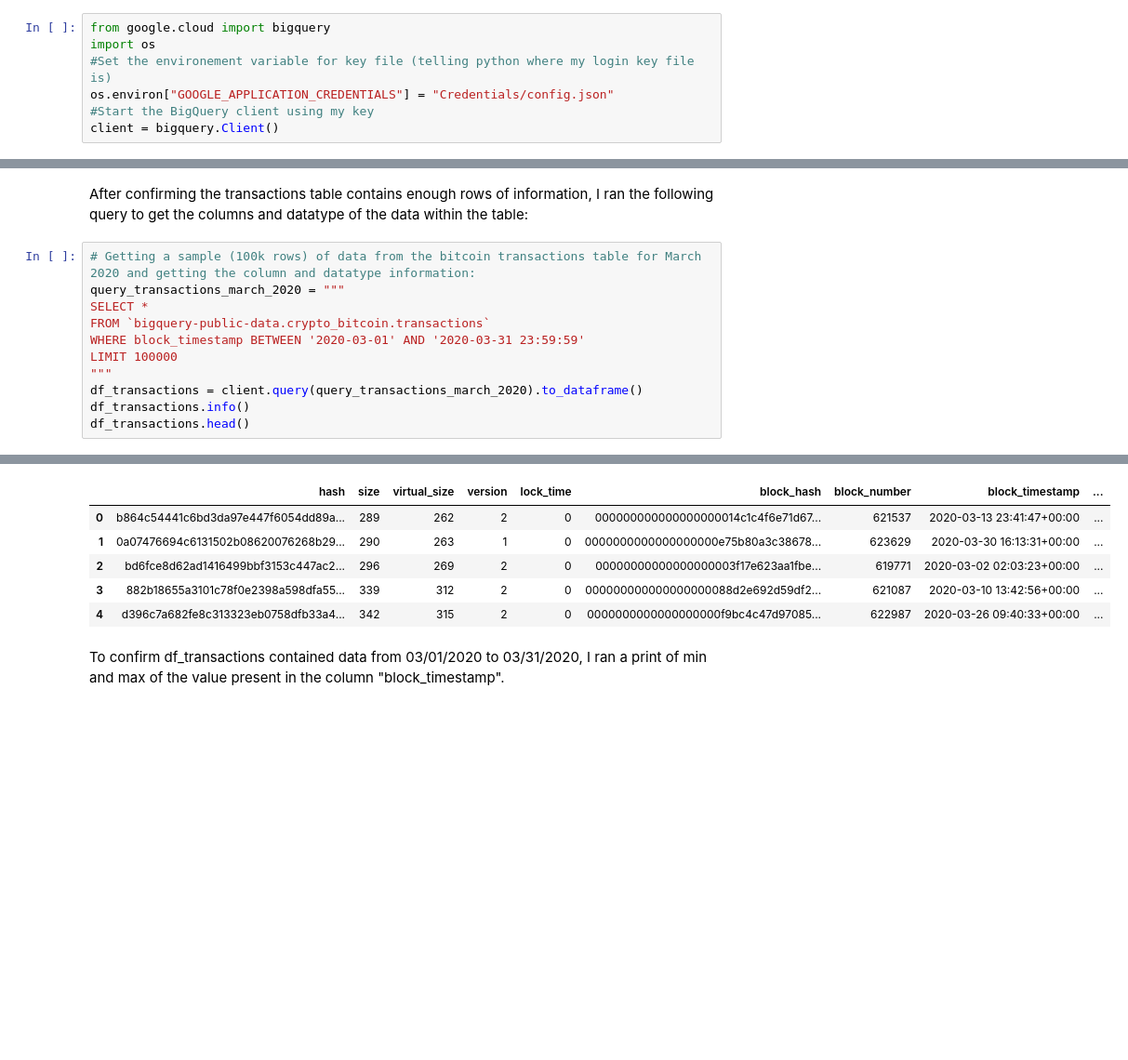
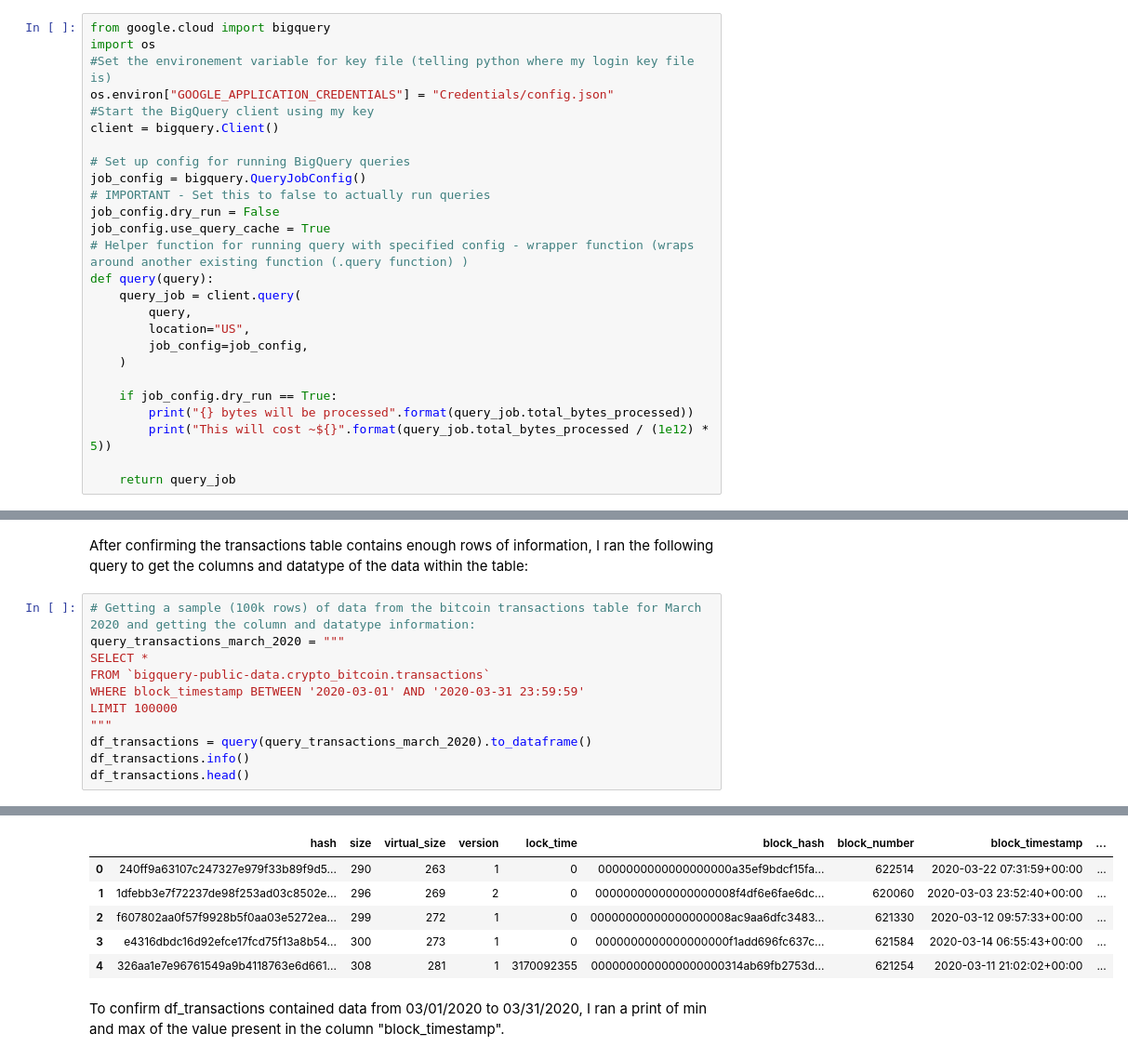
Before and after one commit to happybathtowel/CAPSTONE_PROJECT, a Jupyter notebook: BTC_Blockchain&WorldEvents_Analysis.ipynb, the cells around one changed output, grey strips where cells are left out. Shown at 93% size. Drawn from its saved outputs; the diff is of its cells as text; blank space fills up the shorter version.

```diff
--- a/BTC_Blockchain&WorldEvents_Analysis.ipynb
+++ b/BTC_Blockchain&WorldEvents_Analysis.ipynb
@@ -28,6 +28,25 @@ import os
 os.environ["GOOGLE_APPLICATION_CREDENTIALS"] = "Credentials/config.json"
 #Start the BigQuery client using my key
 client = bigquery.Client()
+
+# Set up config for running BigQuery queries
+job_config = bigquery.QueryJobConfig()
+# IMPORTANT - Set this to false to actually run queries
+job_config.dry_run = False
+job_config.use_query_cache = True
+# Helper function for running query with specified config - wrapper function (wraps around another existing function (.query function) )
+def query(query):
+    query_job = client.query(
+        query,
+        location="US",
+        job_config=job_config,
+    )
+
+    if job_config.dry_run == True:
+        print("{} bytes will be processed".format(query_job.total_bytes_processed))
+        print("This will cost ~${}".format(query_job.total_bytes_processed / (1e12) * 5))
+
+    return query_job
 # %%
 # Running a query on the table "crypto_bitcoin.blocks" to check the datatype of each column
 
@@ -112,38 +131,38 @@ After confirming the transactions table contains enough rows of information, I r
 # %%
 # Getting a sample (100k rows) of data from the bitcoin transactions table for March 2020 and getting the column and datatype information:
 query_transactions_march_2020 = """
 SELECT *
 FROM `bigquery-public-data.crypto_bitcoin.transactions`
 WHERE block_timestamp BETWEEN '2020-03-01' AND '2020-03-31 23:59:59'
 LIMIT 100000
 """
-df_transactions = client.query(query_transactions_march_2020).to_dataframe()
+df_transactions = query(query_transactions_march_2020).to_dataframe()
 df_transactions.info()
 df_transactions.head()
 # %% [output]
 <class 'pandas.core.frame.DataFrame'>
 RangeIndex: 100000 entries, 0 to 99999
 Data columns (total 17 columns):
  #   Column                 Non-Null Count   Dtype
 ---  ------                 --------------   -----
  0   hash                   100000 non-null  object
  1   size                   100000 non-null  Int64
  2   virtual_size           100000 non-null  Int64
  3   version                100000 non-null  Int64
  4   lock_time              100000 non-null  Int64
  5   block_hash             100000 non-null  object
  6   block_number           100000 non-null  Int64
 ... (8 lines left out)
  15  inputs                 100000 non-null  object
  16  outputs                100000 non-null  object
 dtypes: Int64(7), boolean(1), datetime64[us, UTC](1), dbdate(1), object(7)
 memory usage: 13.1+ MB
 |  | hash | size | virtual_size | version | lock_time | block_hash | block_number | block_timestamp | ... |
-| 0 | b864c54441c6bd3da97e447f6054dd89a... | 289 | 262 | 2 | 0 | 000000000000000000014c1c4f6e71d67... | 621537 | 2020-03-13 23:41:47+00:00 | ... |
-| 1 | 0a07476694c6131502b08620076268b29... | 290 | 263 | 1 | 0 | 0000000000000000000e75b80a3c38678... | 623629 | 2020-03-30 16:13:31+00:00 | ... |
-| 2 | bd6fce8d62ad1416499bbf3153c447ac2... | 296 | 269 | 2 | 0 | 00000000000000000003f17e623aa1fbe... | 619771 | 2020-03-02 02:03:23+00:00 | ... |
-| 3 | 882b18655a3101c78f0e2398a598dfa55... | 339 | 312 | 2 | 0 | 000000000000000000088d2e692d59df2... | 621087 | 2020-03-10 13:42:56+00:00 | ... |
-| 4 | d396c7a682fe8c313323eb0758dfb33a4... | 342 | 315 | 2 | 0 | 0000000000000000000f9bc4c47d97085... | 622987 | 2020-03-26 09:40:33+00:00 | ... |
+| 0 | 240ff9a63107c247327e979f33b89f9d5... | 290 | 263 | 1 | 0 | 0000000000000000000a35ef9bdcf15fa... | 622514 | 2020-03-22 07:31:59+00:00 | ... |
+| 1 | 1dfebb3e7f72237de98f253ad03c8502e... | 296 | 269 | 2 | 0 | 00000000000000000008f4df6e6fae6dc... | 620060 | 2020-03-03 23:52:40+00:00 | ... |
+| 2 | f607802aa0f57f9928b5f0aa03e5272ea... | 299 | 272 | 1 | 0 | 00000000000000000008ac9aa6dfc3483... | 621330 | 2020-03-12 09:57:33+00:00 | ... |
+| 3 | e4316dbdc16d92efce17fcd75f13a8b54... | 300 | 273 | 1 | 0 | 0000000000000000000f1add696fc637c... | 621584 | 2020-03-14 06:55:43+00:00 | ... |
+| 4 | 326aa1e7e96761549a9b4118763e6d661... | 308 | 281 | 1 | 3170092355 | 0000000000000000000314ab69fb2753d... | 621254 | 2020-03-11 21:02:02+00:00 | ... |
 # %% [markdown]
 To confirm df_transactions contained data from 03/01/2020 to 03/31/2020, I ran a print of min and max of the value present in the column "block_timestamp".
 # %%
```
Also changed, not shown: parts of 14 cells of this notebook.
